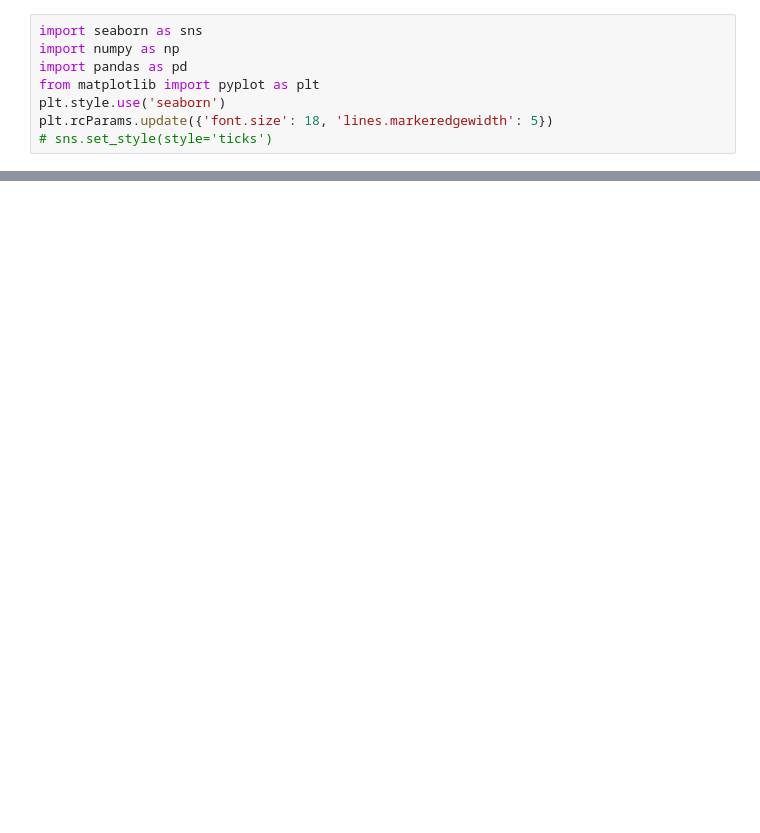
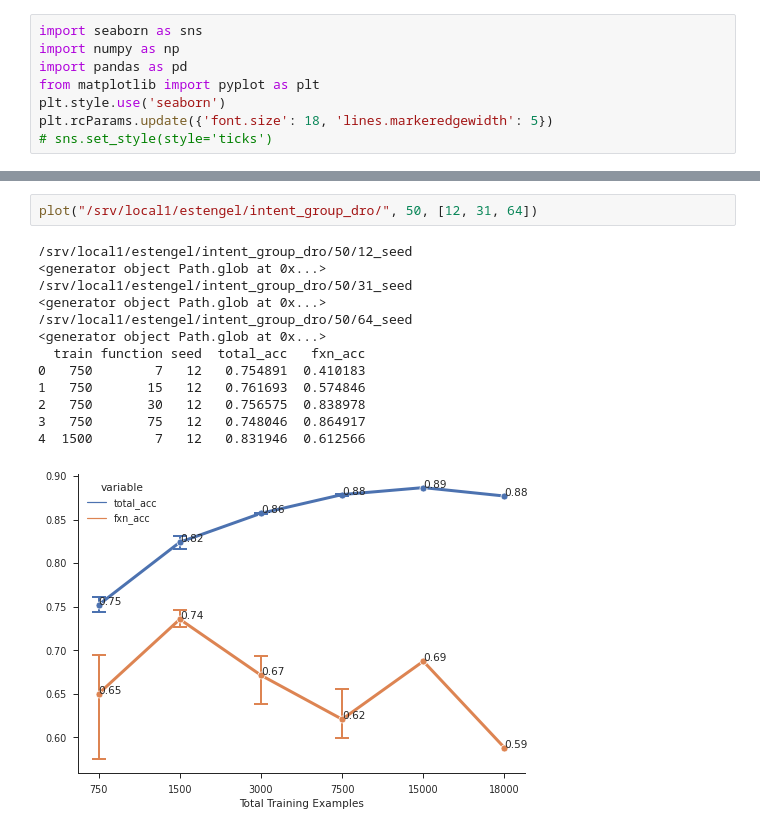
Before and after one commit to esteng/calibration_miso, a Jupyter notebook: intent/plots.ipynb, the cells around one changed output, grey strips where cells are left out. Saved outputs shown, nothing was run; the diff lists cells and outputs as text; blank space fills up the shorter version.

```diff
--- a/intent/plots.ipynb
+++ b/intent/plots.ipynb
@@ -107,0 +125,16 @@ plot("/srv/local1/estengel/intent/", 50, [12, 31, 64])
+# %%
+plot("/srv/local1/estengel/intent_group_dro/", 50, [12, 31, 64])
+# %% [output]
+/srv/local1/estengel/intent_group_dro/50/12_seed
+<generator object Path.glob at 0x...>
+/srv/local1/estengel/intent_group_dro/50/31_seed
+<generator object Path.glob at 0x...>
+/srv/local1/estengel/intent_group_dro/50/64_seed
+<generator object Path.glob at 0x...>
+  train function seed  total_acc   fxn_acc
+0   750        7   12   0.754891  0.410183
+1   750       15   12   0.761693  0.574846
+2   750       30   12   0.756575  0.838978
+3   750       75   12   0.748046  0.864917
+4  1500        7   12   0.831946  0.612566
+[figure, added]
```
Also changed, not shown: parts of 3 cells of this notebook, 16 other files.
